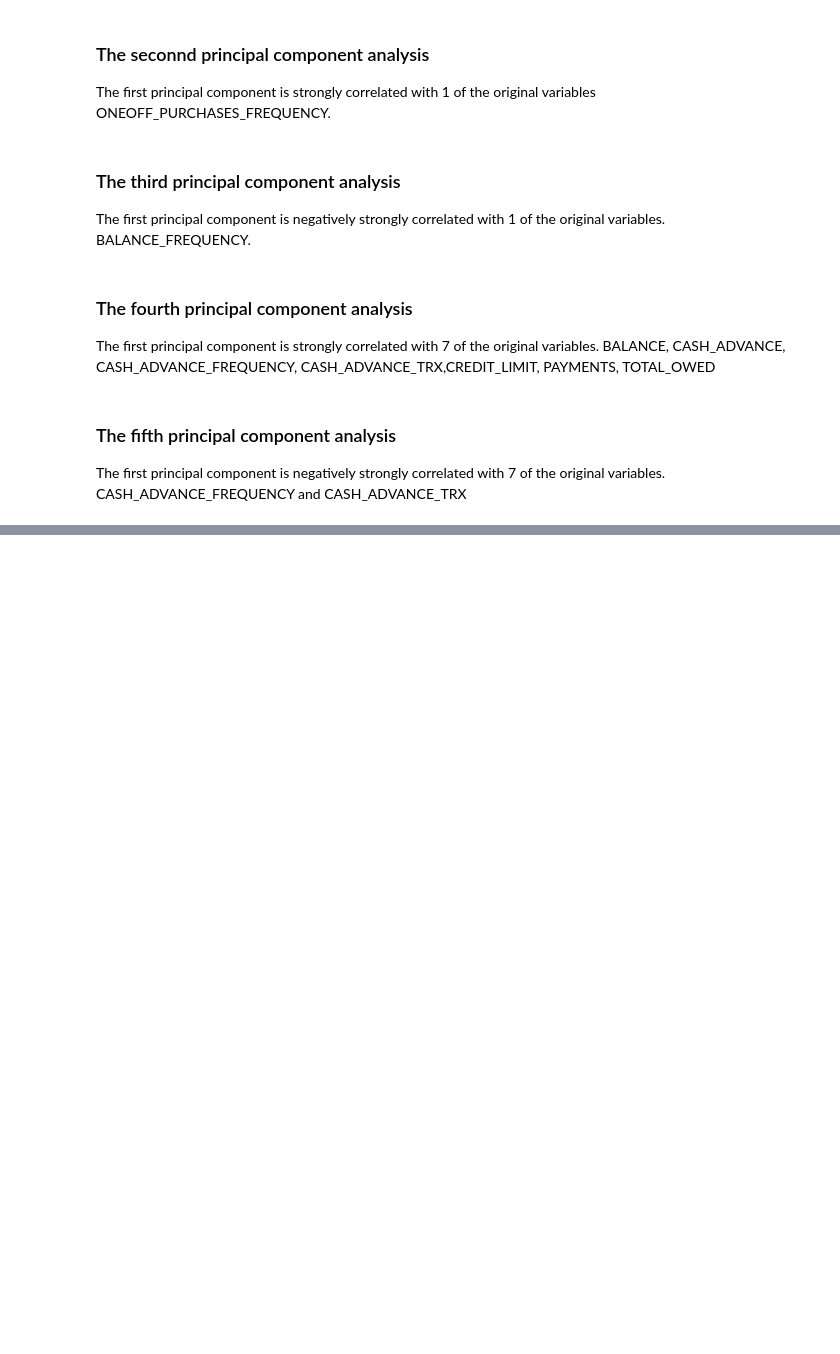
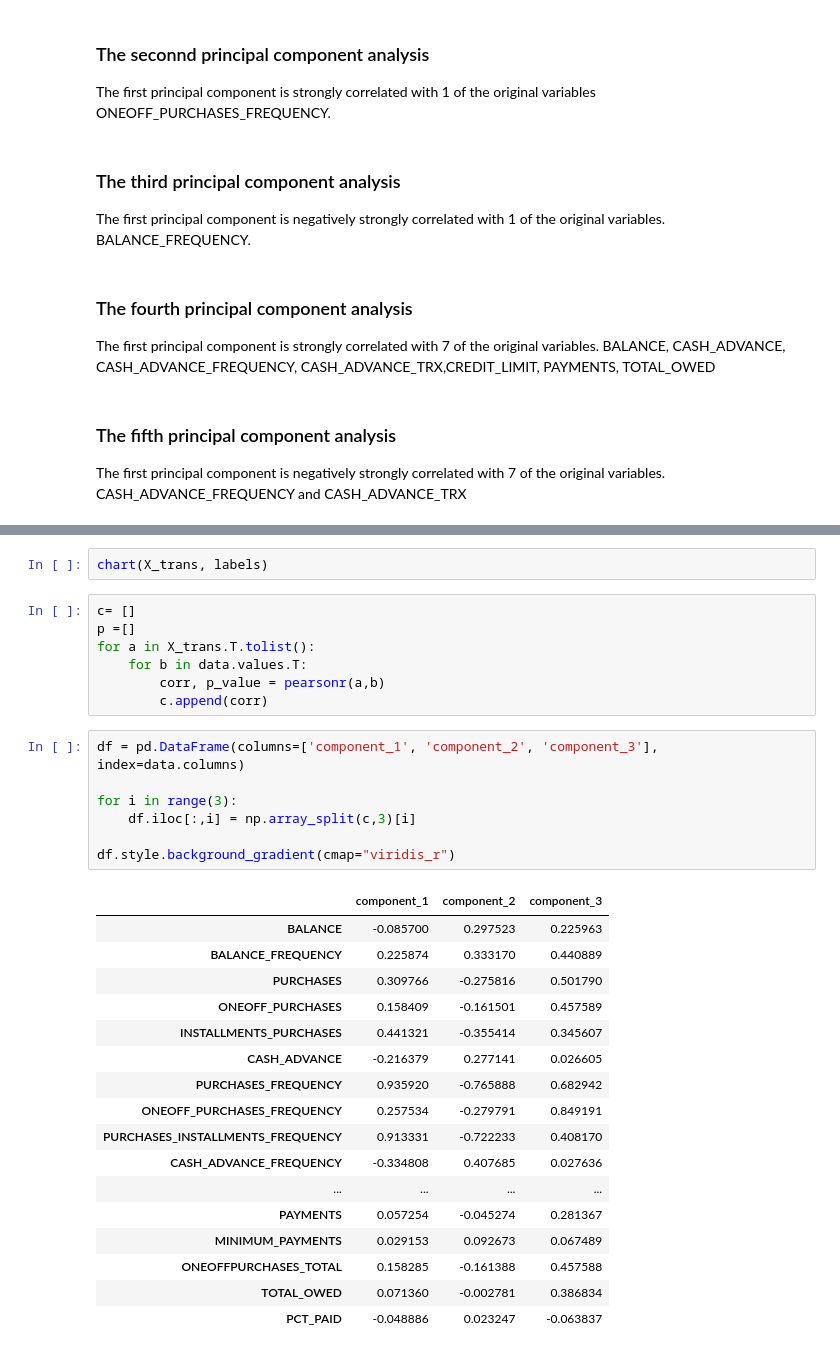
Before and after one commit to xwu0223/MBAN-6400-Project, a Jupyter notebook: MBAN6400_Project_B.ipynb, the cells around one changed output, grey strips where cells are left out. Saved outputs shown, nothing was run; the diff lists cells and outputs as text; blank space fills up the shorter version.

```diff
--- a/MBAN6400_Project_B.ipynb
+++ b/MBAN6400_Project_B.ipynb
@@ -228,0 +318,34 @@ data1.to_csv('cluster_data.csv')
+# %%
+chart(X_trans, labels)
+# %%
+c= []
+p =[]
+for a in X_trans.T.tolist():
+    for b in data.values.T:
+        corr, p_value = pearsonr(a,b)
+        c.append(corr)
+# %%
+df = pd.DataFrame(columns=['component_1', 'component_2', 'component_3'], index=data.columns)
+
+for i in range(3):
+    df.iloc[:,i] = np.array_split(c,3)[i]
+
+df.style.background_gradient(cmap="viridis_r")
+# %% [output]
+|  | component_1 | component_2 | component_3 |
+| BALANCE | -0.085700 | 0.297523 | 0.225963 |
+| BALANCE_FREQUENCY | 0.225874 | 0.333170 | 0.440889 |
+| PURCHASES | 0.309766 | -0.275816 | 0.501790 |
+| ONEOFF_PURCHASES | 0.158409 | -0.161501 | 0.457589 |
+| INSTALLMENTS_PURCHASES | 0.441321 | -0.355414 | 0.345607 |
+| CASH_ADVANCE | -0.216379 | 0.277141 | 0.026605 |
+| PURCHASES_FREQUENCY | 0.935920 | -0.765888 | 0.682942 |
+| ONEOFF_PURCHASES_FREQUENCY | 0.257534 | -0.279791 | 0.849191 |
+| PURCHASES_INSTALLMENTS_FREQUENCY | 0.913331 | -0.722233 | 0.408170 |
+| CASH_ADVANCE_FREQUENCY | -0.334808 | 0.407685 | 0.027636 |
+| ... | ... | ... | ... |
+| PAYMENTS | 0.057254 | -0.045274 | 0.281367 |
+| MINIMUM_PAYMENTS | 0.029153 | 0.092673 | 0.067489 |
+| ONEOFFPURCHASES_TOTAL | 0.158285 | -0.161388 | 0.457588 |
+| TOTAL_OWED | 0.071360 | -0.002781 | 0.386834 |
+| PCT_PAID | -0.048886 | 0.023247 | -0.063837 |
```
Also changed, not shown: parts of 14 cells of this notebook.
